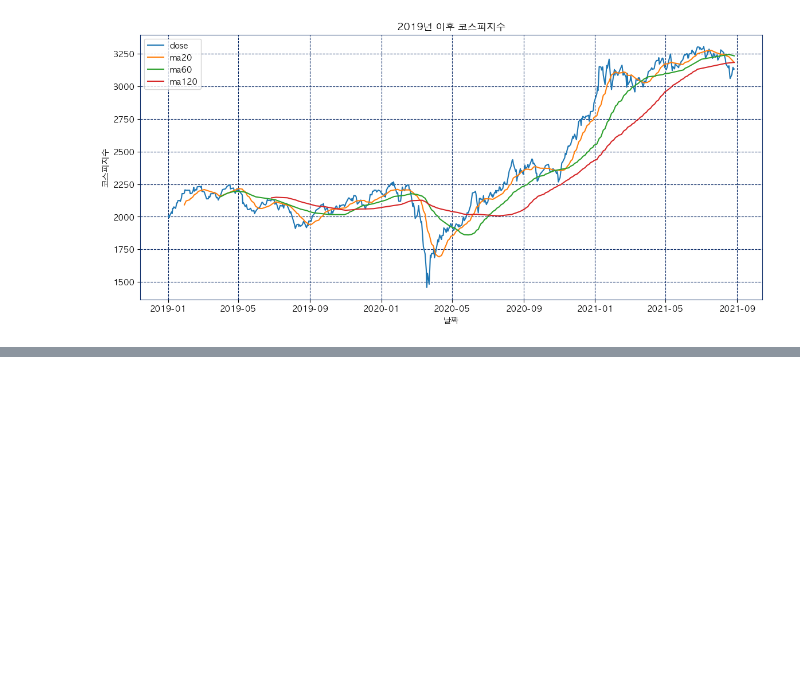
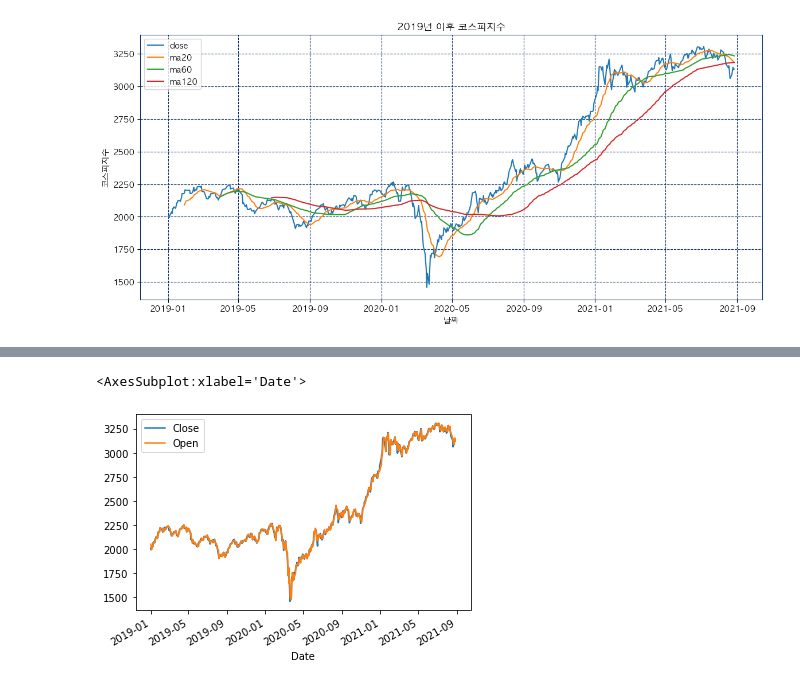
Before and after one commit to sharebook-kr/book-pandas-for-finance, a Jupyter notebook: ch07/graph.ipynb, the cells around one changed output, grey strips where cells are left out. Drawn from its saved outputs; the diff is of its cells as text; code cells hidden in the pictures; blank space fills up the shorter version.

```diff
--- a/ch07/graph.ipynb
+++ b/ch07/graph.ipynb
@@ -569,0 +572,6 @@ plt.show()
+# %%
+import pandas as pd
+
+
+kospi = pd.read_excel("data/kospi.xlsx", index_col=0, usecols=[0, 1, 2])
+kospi.head()
@@ -569,0 +586,5 @@ plt.show()
+# %%
+kospi.plot()
+# %% [output]
+<AxesSubplot:xlabel='Date'>
+[figure, added]
```
Also changed, not shown: parts of 7 cells of this notebook, 3 other files.
